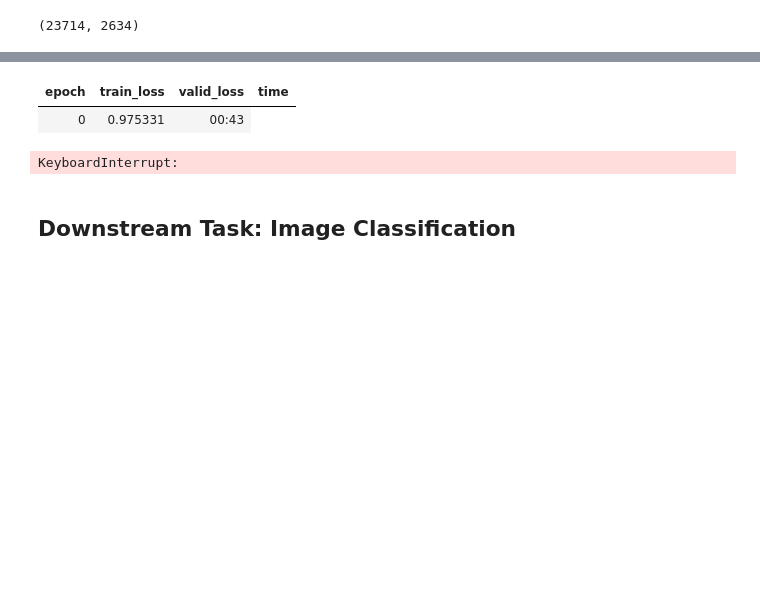
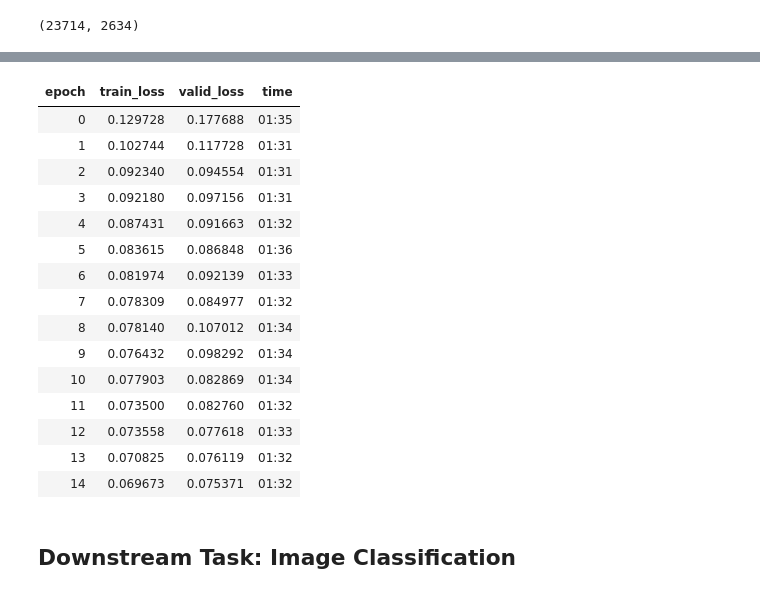
Before and after one commit to bearpelican/imagewang, a Jupyter notebook: 00_ImageWang_Inpainting_baseline.ipynb, the cells around one changed output, grey strips where cells are left out. Drawn from its saved outputs; the diff is of its cells as text; code cells hidden in the pictures; blank space fills up the shorter version.

```diff
--- a/00_ImageWang_Inpainting_baseline.ipynb
+++ b/00_ImageWang_Inpainting_baseline.ipynb
@@ -171,11 +171,24 @@ dbunch.show_batch()
 # %%
 learn = unet_learner(dbunch, partial(m, sa=sa), pretrained=False, opt_func=opt_func, metrics=[], loss_func=MSELoss()).to_fp16()
 cbs = MixUp(mixup) if mixup else []
-learn.fit_flat_cos(45, lr, wd=1e-2, cbs=cbs)
+learn.fit_flat_cos(15, lr, wd=1e-2, cbs=cbs)
 # %% [output]
 | epoch | train_loss | valid_loss | time |
-| 0 | 0.975331 | 00:43 |
+| 0 | 0.129728 | 0.177688 | 01:35 |
+| 1 | 0.102744 | 0.117728 | 01:31 |
+| 2 | 0.092340 | 0.094554 | 01:31 |
+| 3 | 0.092180 | 0.097156 | 01:31 |
+| 4 | 0.087431 | 0.091663 | 01:32 |
+| 5 | 0.083615 | 0.086848 | 01:36 |
+| 6 | 0.081974 | 0.092139 | 01:33 |
+| 7 | 0.078309 | 0.084977 | 01:32 |
+| 8 | 0.078140 | 0.107012 | 01:34 |
+| 9 | 0.076432 | 0.098292 | 01:34 |
+| 10 | 0.077903 | 0.082869 | 01:34 |
+| 11 | 0.073500 | 0.082760 | 01:32 |
+| 12 | 0.073558 | 0.077618 | 01:33 |
+| 13 | 0.070825 | 0.076119 | 01:32 |
+| 14 | 0.069673 | 0.075371 | 01:32 |
-KeyboardInterrupt:
 # %%
 # I'm not using fastai2's .export() because I only want to save
 # the model's parameters.
```
Also changed, not shown: parts of 6 cells of this notebook, 5 other files.
